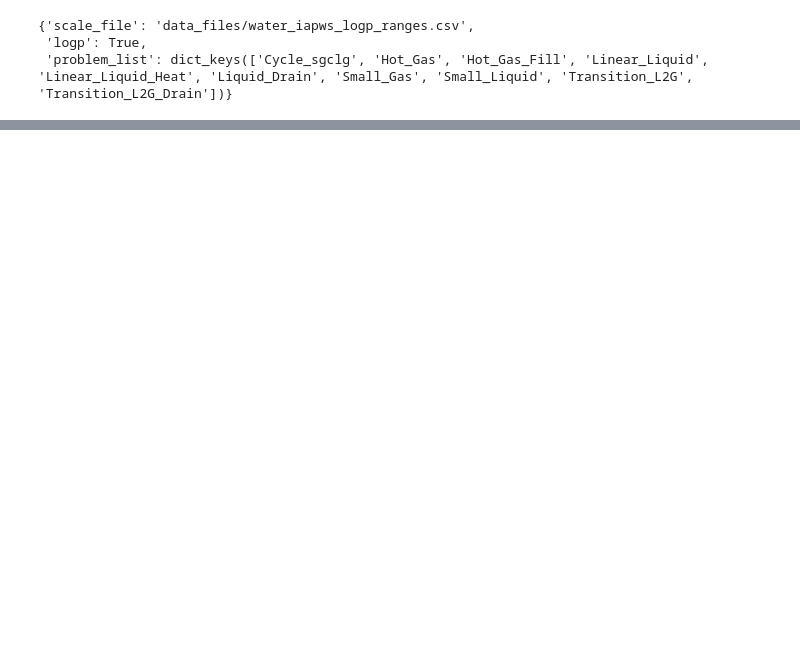
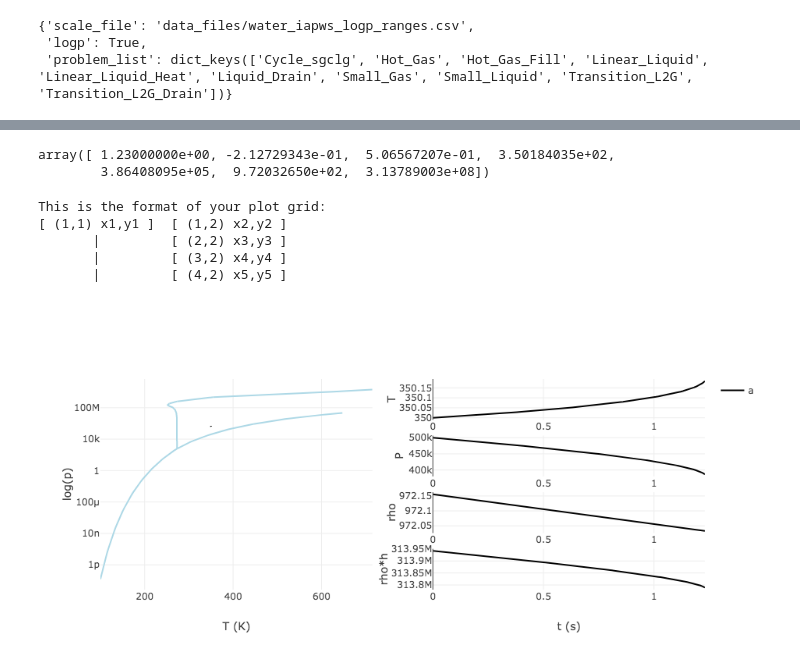
Before and after one commit to afqueiruga/LatentPrimaries, a Jupyter notebook: 15_eos_testing.ipynb, the cells around one changed output, grey strips where cells are left out. Cells and saved outputs as stored; diff of their text form; code cells hidden in the pictures; blank space fills up the shorter version.

```diff
--- a/15_eos_testing.ipynb
+++ b/15_eos_testing.ipynb
@@ -13,6 +16,10 @@ EOSHub.eoses
  'water_slgc',
  'water_iapws_rh_lg',
  'water_iapws_slgc_logp']
+# %%
+problem_name = 'Transition_L2G_Drain'
+eos = 'water_iapws_slgc_logp'
+network = 'Classifying_pT_0.0_2,6,24,48,sigmoid,0.05'
 # %%
 ls = EOSHub.LatentSim('water_iapws_slgc_logp')
 # %% [output]
@@ -84,0 +52,5 @@ pr.plotly_simulations_Tp_ts({"a":times})
+# %%
+problem = bt.all_test_problems[problem_name]
+ls = EOSHub.LatentSim(eos,network)
+ls.set_params(**problem.params)
+q0 = ls.find_point(**problem.initial)
@@ -84,0 +64,3 @@ pr.plotly_simulations_Tp_ts({"a":times})
+# %%
+time_series = ls.integrate(10.0, q0,
+                          schedule=problem.schedule,verbose=True, under_relax=1.0)
@@ -84,0 +113,15 @@ pr.plotly_simulations_Tp_ts({"a":times})
+# %%
+time_series[-1,:]
+# %% [output]
+array([ 1.23000000e+00, -2.12729343e-01,  5.06567207e-01,  3.50184035e+02,
+        3.86408095e+05,  9.72032650e+02,  3.13789003e+08])
+# %%
+fig = pr.plotly_simulations_Tp_ts({"a":time_series})
+py.iplot(fig)
+# %% [output]
+This is the format of your plot grid:
+[ (1,1) x1,y1 ]  [ (1,2) x2,y2 ]
+       |         [ (2,2) x3,y3 ]
+       |         [ (3,2) x4,y4 ]
+       |         [ (4,2) x5,y5 ]
+[figure, added]
```
Also changed, not shown: parts of 10 cells of this notebook, 1 other file.
